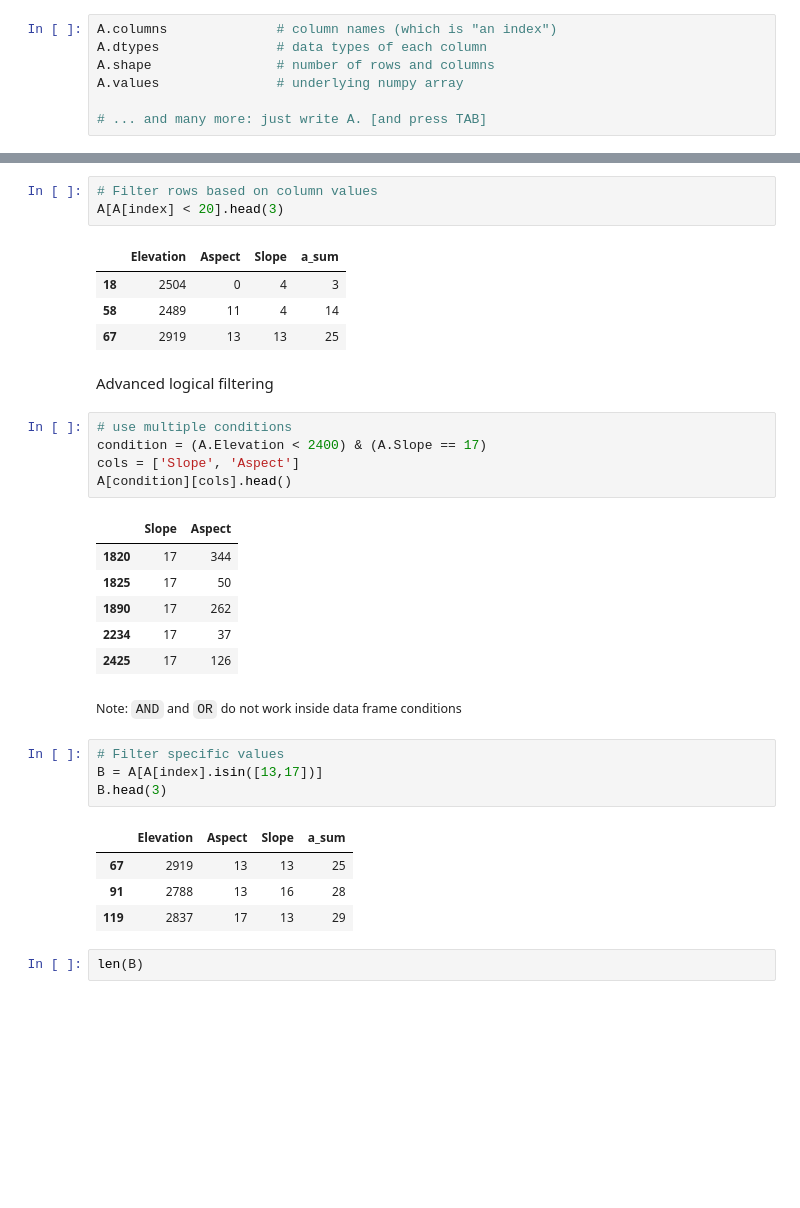
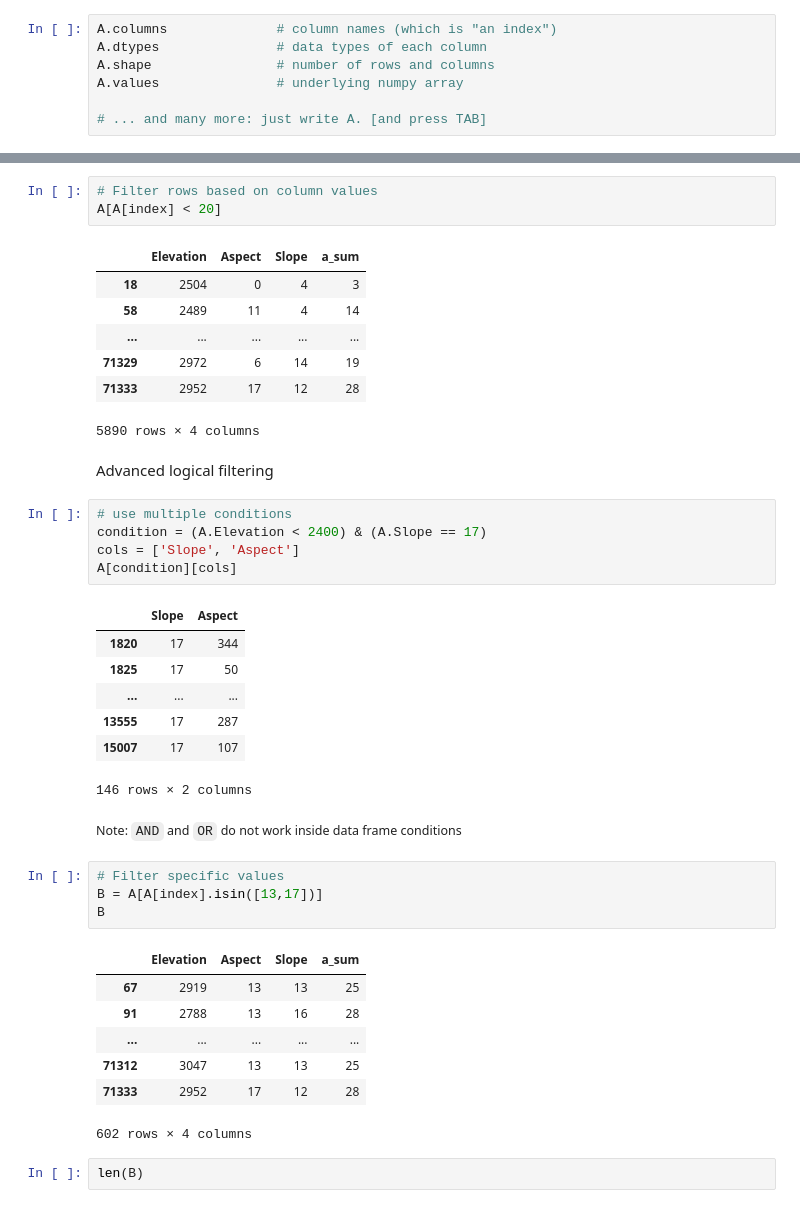
Before and after one commit to hpcit/lectures, a Jupyter notebook: pydata/06_dataframes.ipynb, the cells around one changed output, grey strips where cells are left out. Drawn from its saved outputs; the diff is of its cells as text; blank space fills up the shorter version.

```diff
--- a/pydata/06_dataframes.ipynb
+++ b/pydata/06_dataframes.ipynb
@@ -343,37 +362,44 @@ A.values               # underlying numpy array
 <img src='https://tcrf.net/images/8/81/Dd3NES_player_select.png'>
 # %%
 # Filter rows based on column values
-A[A[index] < 20].head(3)
+A[A[index] < 20]
 # %% [output]
 |  | Elevation | Aspect | Slope | a_sum |
 | 18 | 2504 | 0 | 4 | 3 |
 | 58 | 2489 | 11 | 4 | 14 |
-| 67 | 2919 | 13 | 13 | 25 |
+| ... | ... | ... | ... | ... |
+| 71329 | 2972 | 6 | 14 | 19 |
+| 71333 | 2952 | 17 | 12 | 28 |
+5890 rows × 4 columns
 # %% [markdown]
 Advanced logical filtering
 # %%
 # use multiple conditions
 condition = (A.Elevation < 2400) & (A.Slope == 17)
 cols = ['Slope', 'Aspect']
-A[condition][cols].head()
+A[condition][cols]
 # %% [output]
 |  | Slope | Aspect |
 | 1820 | 17 | 344 |
 | 1825 | 17 | 50 |
-| 1890 | 17 | 262 |
-| 2234 | 17 | 37 |
-| 2425 | 17 | 126 |
+| ... | ... | ... |
+| 13555 | 17 | 287 |
+| 15007 | 17 | 107 |
+146 rows × 2 columns
 # %% [markdown]
 <small>Note: `AND` and `OR` do not work inside data frame conditions</small>
 # %%
 # Filter specific values
 B = A[A[index].isin([13,17])]
-B.head(3)
+B
 # %% [output]
 |  | Elevation | Aspect | Slope | a_sum |
 | 67 | 2919 | 13 | 13 | 25 |
 | 91 | 2788 | 13 | 16 | 28 |
-| 119 | 2837 | 17 | 13 | 29 |
+| ... | ... | ... | ... | ... |
+| 71312 | 3047 | 13 | 13 | 25 |
+| 71333 | 2952 | 17 | 12 | 28 |
+602 rows × 4 columns
 # %%
 len(B)
 # %% [output]
```
Also changed, not shown: parts of 18 cells of this notebook.
